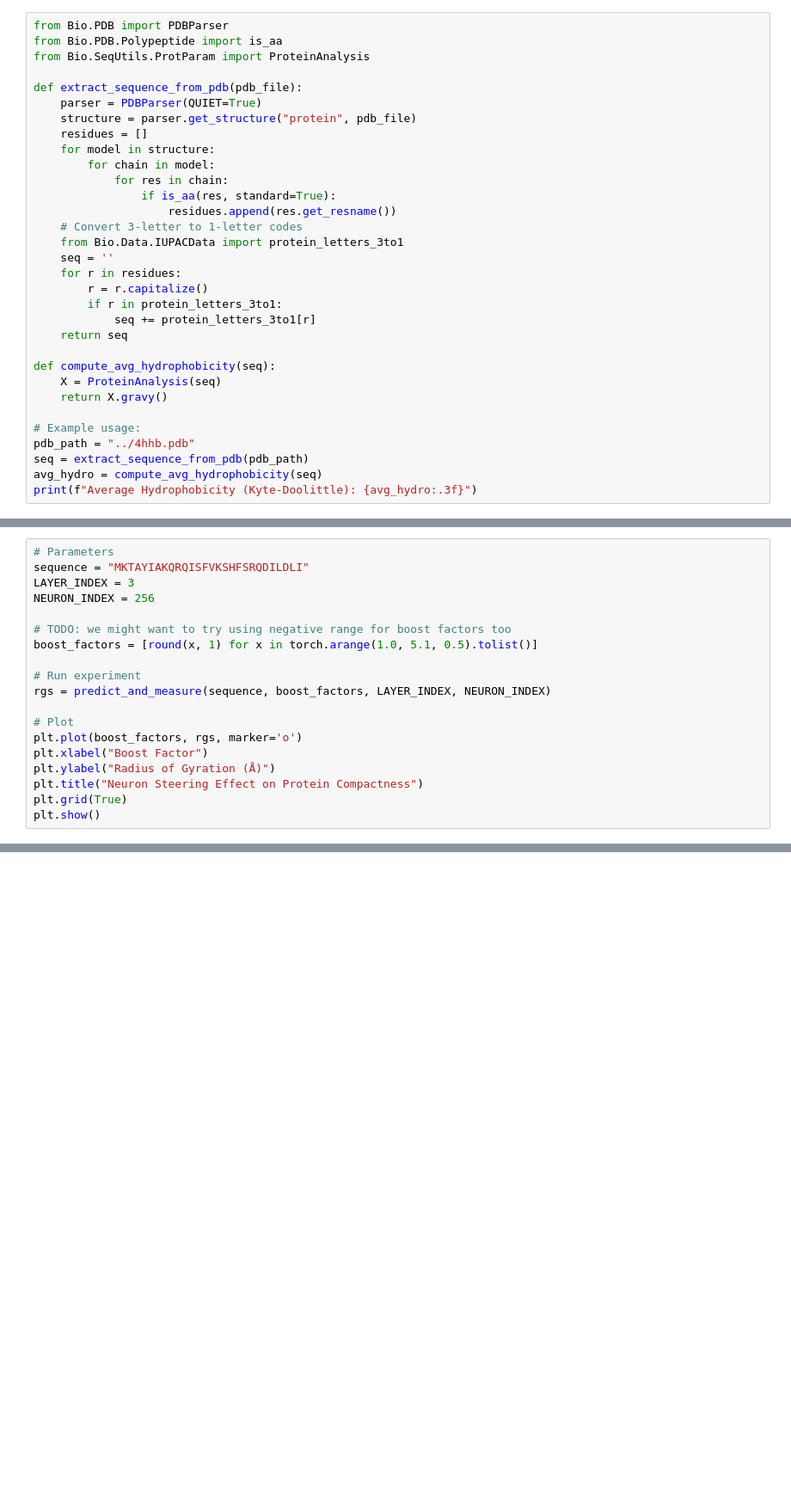
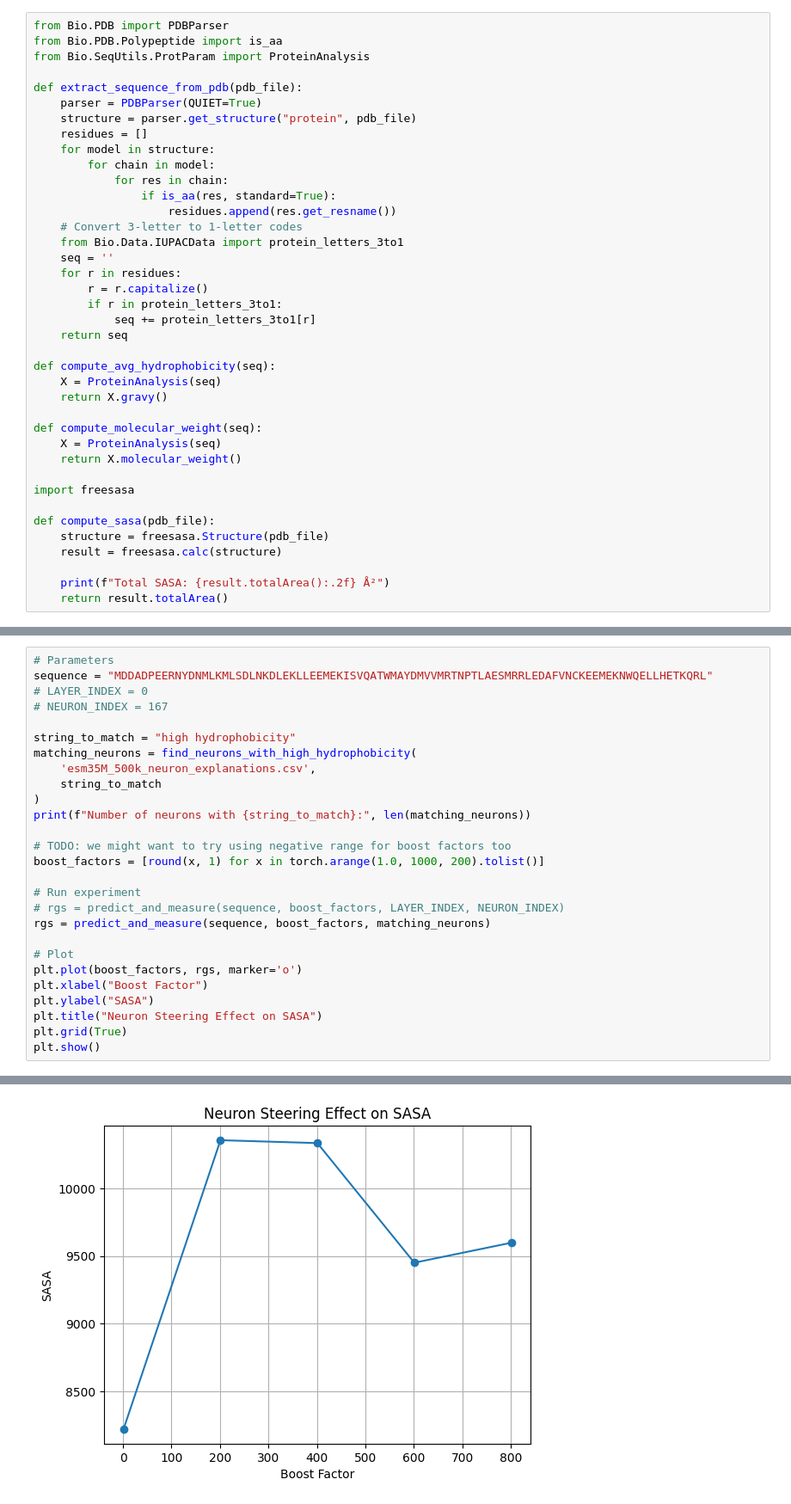
Before and after one commit to arjun-banerjee/PLMNeuron, a Jupyter notebook: analysis/steer_plot.ipynb, the cells around one changed output, grey strips where cells are left out. Shown at 86% size. Cells and saved outputs as stored; diff of their text form; blank space fills up the shorter version.

```diff
--- a/analysis/steer_plot.ipynb
+++ b/analysis/steer_plot.ipynb
@@ -25,8 +48,15 @@ def compute_avg_hydrophobicity(seq):
     X = ProteinAnalysis(seq)
     return X.gravy()
 
-# Example usage:
-pdb_path = "../4hhb.pdb"
-seq = extract_sequence_from_pdb(pdb_path)
-avg_hydro = compute_avg_hydrophobicity(seq)
-print(f"Average Hydrophobicity (Kyte-Doolittle): {avg_hydro:.3f}")
+def compute_molecular_weight(seq):
+    X = ProteinAnalysis(seq)
+    return X.molecular_weight()
+
+import freesasa
+
+def compute_sasa(pdb_file):
+    structure = freesasa.Structure(pdb_file)
+    result = freesasa.calc(structure)
+
+    print(f"Total SASA: {result.totalArea():.2f} Å²")
+    return result.totalArea()
@@ -115,19 +184,28 @@ os.remove(pdb_path)
 # %%
 # Parameters
-sequence = "MKTAYIAKQRQISFVKSHFSRQDILDLI"
-LAYER_INDEX = 3
-NEURON_INDEX = 256
+sequence = "MDDADPEERNYDNMLKMLSDLNKDLEKLLEEMEKISVQATWMAYDMVVMRTNPTLAESMRRLEDAFVNCKEEMEKNWQELLHETKQRL"
+# LAYER_INDEX = 0
+# NEURON_INDEX = 167
+
+string_to_match = "high hydrophobicity"
+matching_neurons = find_neurons_with_high_hydrophobicity(
+    'esm35M_500k_neuron_explanations.csv',
+    string_to_match
+)
+print(f"Number of neurons with {string_to_match}:", len(matching_neurons))
 
 # TODO: we might want to try using negative range for boost factors too
-boost_factors = [round(x, 1) for x in torch.arange(1.0, 5.1, 0.5).tolist()]
+boost_factors = [round(x, 1) for x in torch.arange(1.0, 1000, 200).tolist()]
 
 # Run experiment
-rgs = predict_and_measure(sequence, boost_factors, LAYER_INDEX, NEURON_INDEX)
+# rgs = predict_and_measure(sequence, boost_factors, LAYER_INDEX, NEURON_INDEX)
+rgs = predict_and_measure(sequence, boost_factors, matching_neurons)
 
 # Plot
 plt.plot(boost_factors, rgs, marker='o')
 plt.xlabel("Boost Factor")
-plt.ylabel("Radius of Gyration (Å)")
-plt.title("Neuron Steering Effect on Protein Compactness")
+plt.ylabel("SASA")
+plt.title("Neuron Steering Effect on SASA")
 plt.grid(True)
 plt.show()
+# %% [output]
@@ -133,0 +223 @@ plt.show()
+[figure, added]
```
Also changed, not shown: parts of 6 cells of this notebook.
